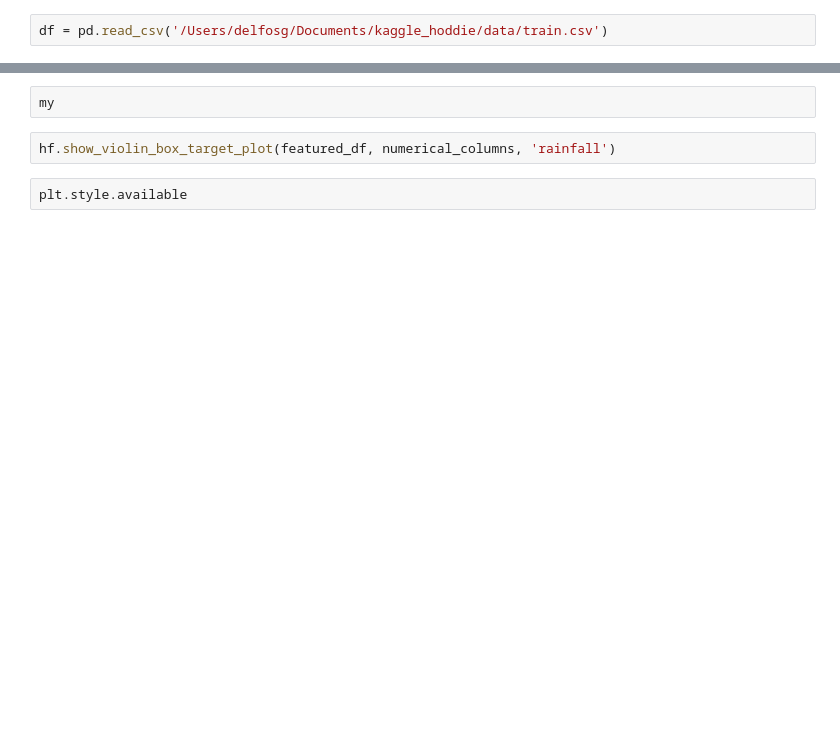
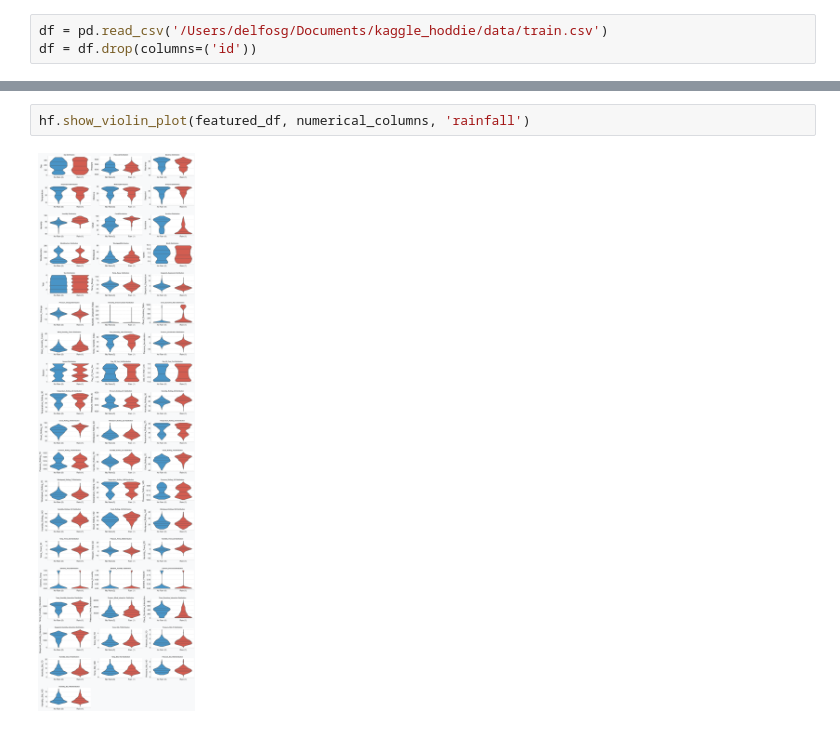
Before and after one commit to delfosgz/aoutgluon-mlflow-integration, a Jupyter notebook: training copy.ipynb, the cells around one changed output, grey strips where cells are left out. Cells and saved outputs as stored; diff of their text form; blank space fills up the shorter version.

```diff
--- a/training copy.ipynb
+++ b/training copy.ipynb
@@ -18,5 +14,6 @@ git de
 # %%
 df = pd.read_csv('/Users/delfosg/Documents/kaggle_hoddie/data/train.csv')
+df = df.drop(columns=('id'))
 # %%
 # fix days annomalies
 fixed_df = hf.fix_day_sequence_with_month_year(df)
@@ -50,6 +69,4 @@ print('Categorical columns:', len(categorical_columns))
-# %%
-my
 # %%
-hf.show_violin_box_target_plot(featured_df, numerical_columns, 'rainfall')
+hf.show_violin_plot(featured_df, numerical_columns, 'rainfall')
+# %% [output]
+[figure, added]
-# %%
-plt.style.available
```
Also changed, not shown: parts of 9 cells of this notebook.
